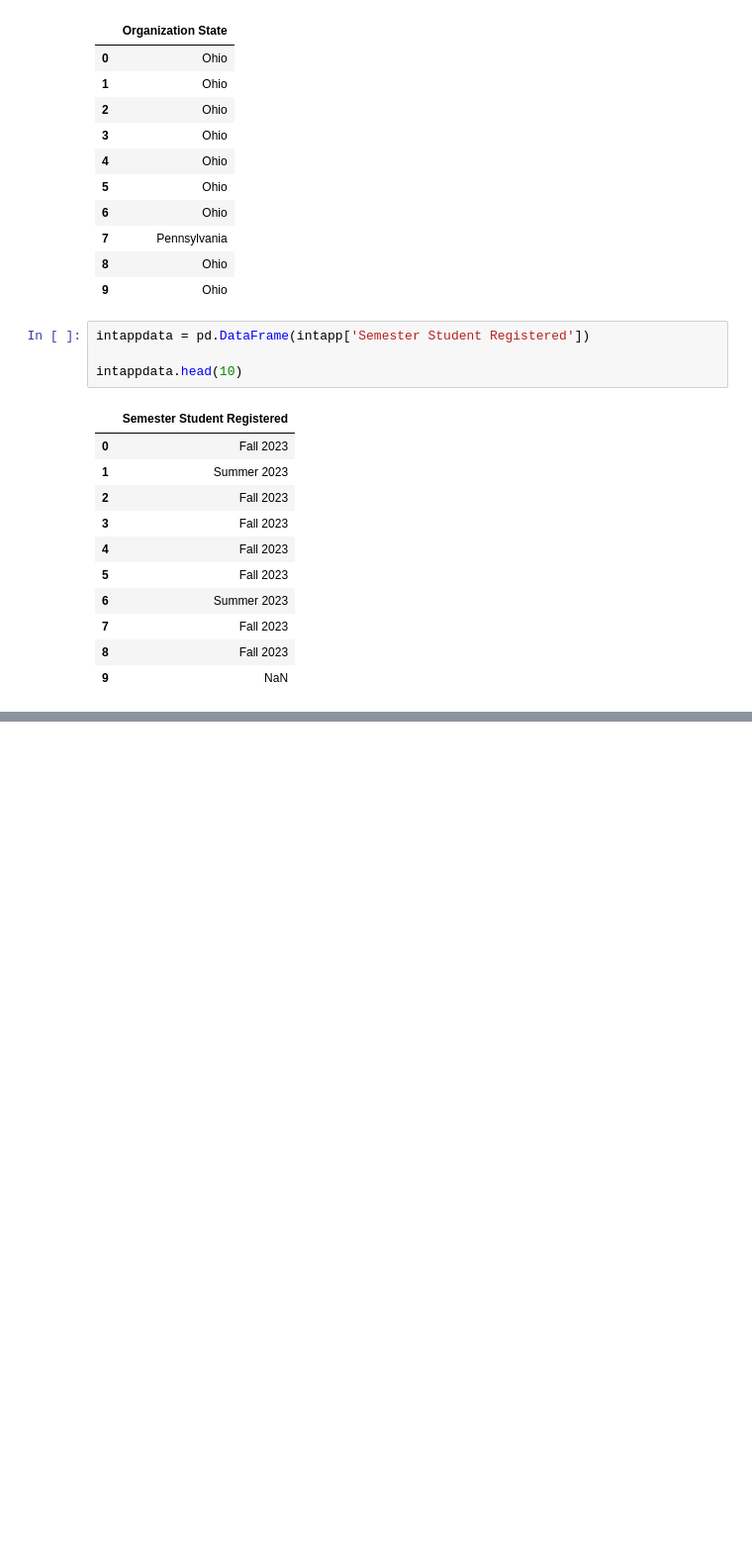
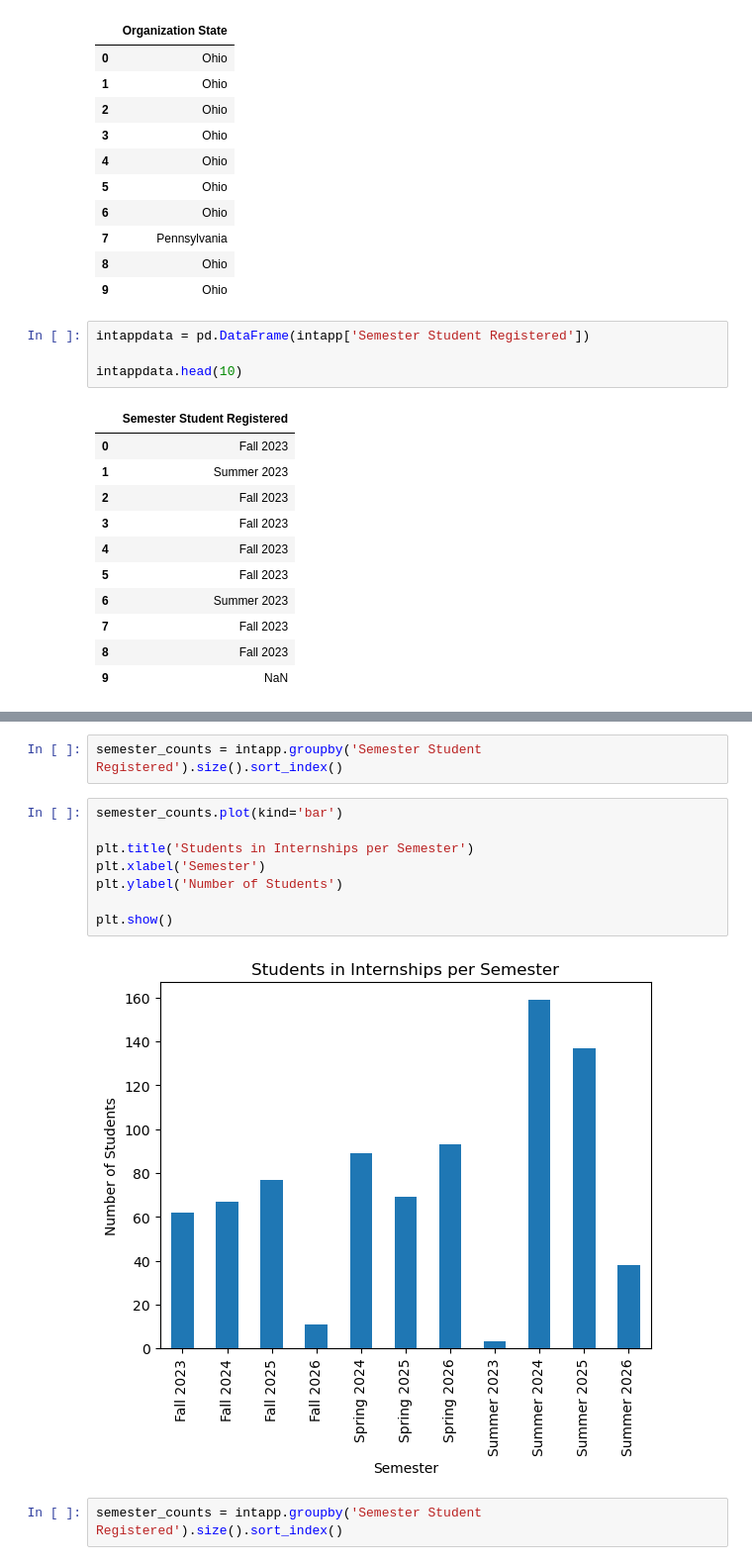
Before and after one commit to krisd-ops/OkData, a Jupyter notebook: Internship.ipynb, the cells around one changed output, grey strips where cells are left out. Shown at 99% size. Saved outputs shown, nothing was run; the diff lists cells and outputs as text; blank space fills up the shorter version.

```diff
--- a/Internship.ipynb
+++ b/Internship.ipynb
@@ -133,0 +199,14 @@ intappdata.head(10)
+# %%
+semester_counts = intapp.groupby('Semester Student Registered').size().sort_index()
+# %%
+semester_counts.plot(kind='bar')
+
+plt.title('Students in Internships per Semester')
+plt.xlabel('Semester')
+plt.ylabel('Number of Students')
+
+plt.show()
+# %% [output]
+[figure, added]
+# %%
+semester_counts = intapp.groupby('Semester Student Registered').size().sort_index()
```
Also changed, not shown: parts of 4 cells of this notebook.
